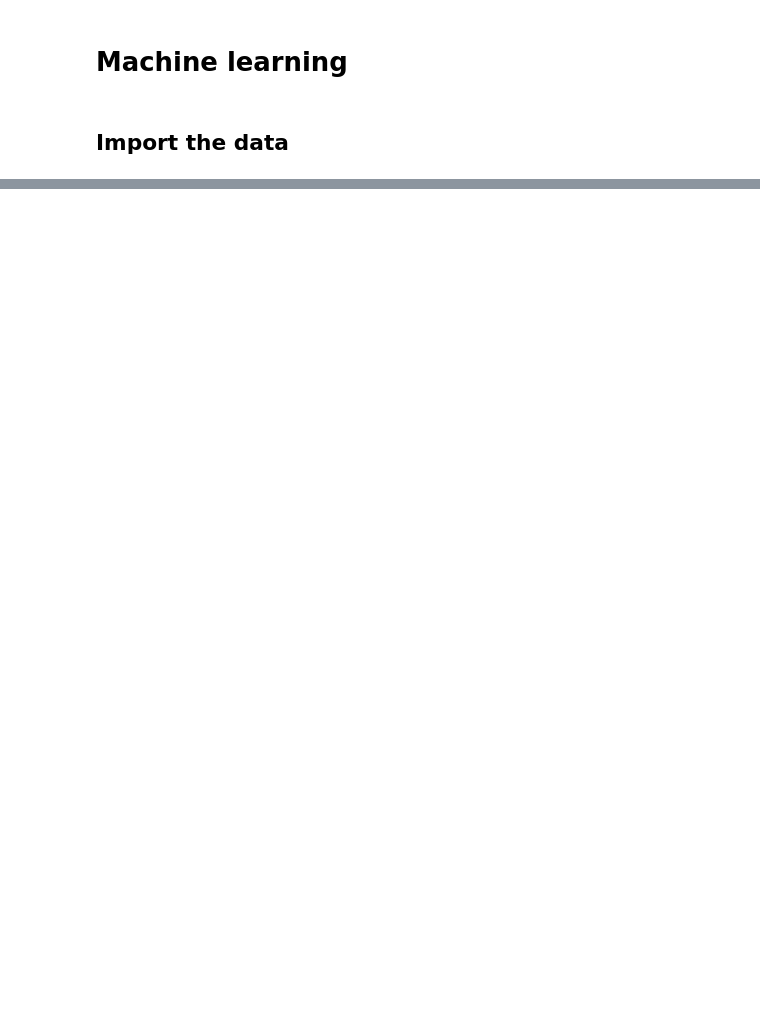
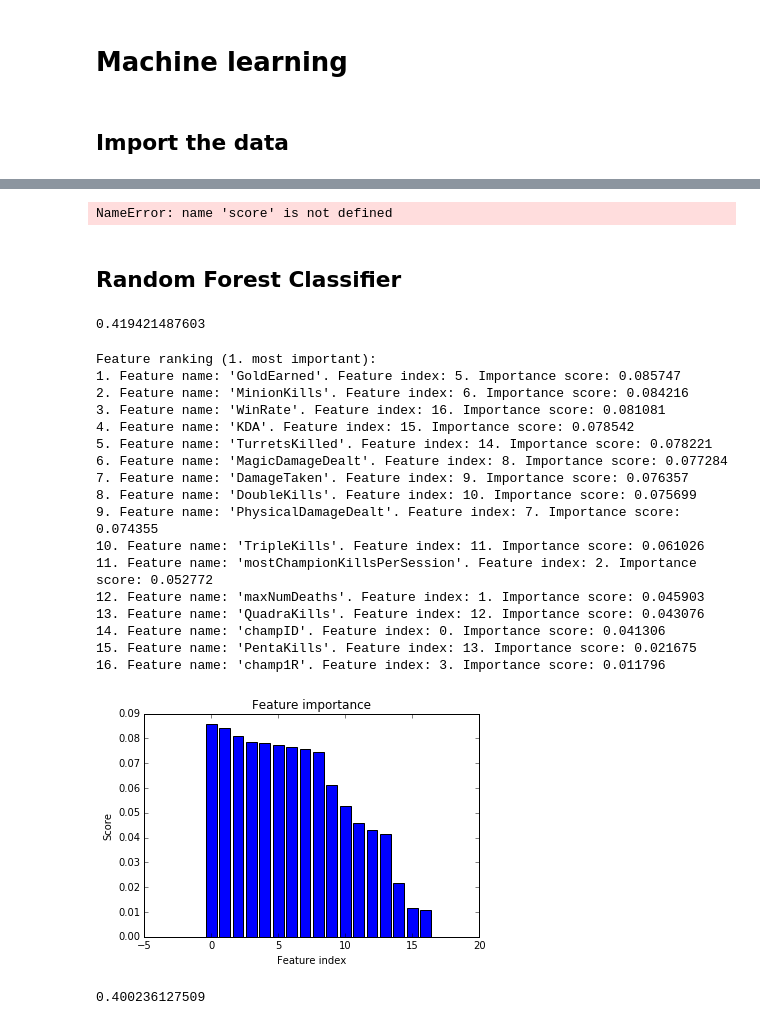
Before and after one commit to dmartr/ADA-Project, a Jupyter notebook: Machine Learning.ipynb, the cells around one changed output, grey strips where cells are left out. Drawn from its saved outputs; the diff is of its cells as text; code cells hidden in the pictures; blank space fills up the shorter version.

```diff
--- a/Machine Learning.ipynb
+++ b/Machine Learning.ipynb
@@ -31,0 +39,3 @@ df_total.head()
+# %%
+y_total = df_pc['league'].values
+X_total = df = df_pc.drop('league', 1)
@@ -31,0 +44,3 @@ df_total.head()
+# %%
+X_pc = X_pc[['GoldEarned', 'MinionKills', 'KDA', 'DoubleKills', 'TripleKills', 'QuadraKills', 'PentaKills']]
+X_total = X_total[['GoldEarned', 'MinionKills', 'KDA', 'DoubleKills', 'TripleKills', 'QuadraKills', 'PentaKills']]
@@ -31,0 +151,6 @@ df_total.head()
+# %%
+print(score)
+# %% [output]
+NameError: name 'score' is not defined
+# %% [markdown]
+## Random Forest Classifier
@@ -31,0 +159,51 @@ df_total.head()
+# %%
+X_tr, X_te, y_tr, y_te = train_test_split(X_total, y_total, test_size=0.25, random_state=0)
+# %%
+rf = RandomForestClassifier(n_estimators=20)
+rf.fit(X_tr, y_tr)
+print(rf.score(X_te, y_te))
+# %% [output]
+0.419421487603
+# %%
+def plot_importance(forest, features_list):
+    features = X_tr[features_list].columns
+    importances = forest.feature_importances_
+    order = np.argsort(importances)[::-1]
+    print("Feature ranking (1. most important):")
+    for i in range(X_tr.shape[1]-1):
+        print("%d. Feature name: '%s'. Feature index: %d. Importance score: %f" % (i + 1, features[order[i]], order[i], importances[order[i]]))
+    plt.figure()
+    plt.title("Feature importance")
+    plt.xlabel("Feature index")
+    plt.ylabel("Score")
+    plt.bar(range(len(features_list)), importances[order], color="b", align="center")
+    plt.show()
+
+plot_importance(rf, X_tr.columns.tolist())
+# %% [output]
+Feature ranking (1. most important):
+1. Feature name: 'GoldEarned'. Feature index: 5. Importance score: 0.085747
+2. Feature name: 'MinionKills'. Feature index: 6. Importance score: 0.084216
+3. Feature name: 'WinRate'. Feature index: 16. Importance score: 0.081081
+4. Feature name: 'KDA'. Feature index: 15. Importance score: 0.078542
+5. Feature name: 'TurretsKilled'. Feature index: 14. Importance score: 0.078221
+6. Feature name: 'MagicDamageDealt'. Feature index: 8. Importance score: 0.077284
+7. Feature name: 'DamageTaken'. Feature index: 9. Importance score: 0.076357
+8. Feature name: 'DoubleKills'. Feature index: 10. Importance score: 0.075699
+9. Feature name: 'PhysicalDamageDealt'. Feature index: 7. Importance score: 0.074355
+10. Feature name: 'TripleKills'. Feature index: 11. Importance score: 0.061026
+11. Feature name: 'mostChampionKillsPerSession'. Feature index: 2. Importance score: 0.052772
+12. Feature name: 'maxNumDeaths'. Feature index: 1. Importance score: 0.045903
+13. Feature name: 'QuadraKills'. Feature index: 12. Importance score: 0.043076
+14. Feature name: 'champID'. Feature index: 0. Importance score: 0.041306
+15. Feature name: 'PentaKills'. Feature index: 13. Importance score: 0.021675
+16. Feature name: 'champ1R'. Feature index: 3. Importance score: 0.011796
+[figure, added]
+# %%
+rf = RandomForestClassifier(n_estimators=20)
+rf.fit(X_tr[['GoldEarned', 'MinionKills', 'WinRate', 'KDA', 'TurretsKilled', 'MagicDamageDealt', 'DamageTaken','DoubleKills',
+'PhysicalDamageDealt']], y_tr)
+print(rf.score(X_te[['GoldEarned', 'MinionKills', 'WinRate', 'KDA', 'TurretsKilled', 'MagicDamageDealt', 'DamageTaken','DoubleKills',
+'PhysicalDamageDealt']], y_te))
+# %% [output]
+0.400236127509
```
Also changed, not shown: parts of 28 cells of this notebook.
